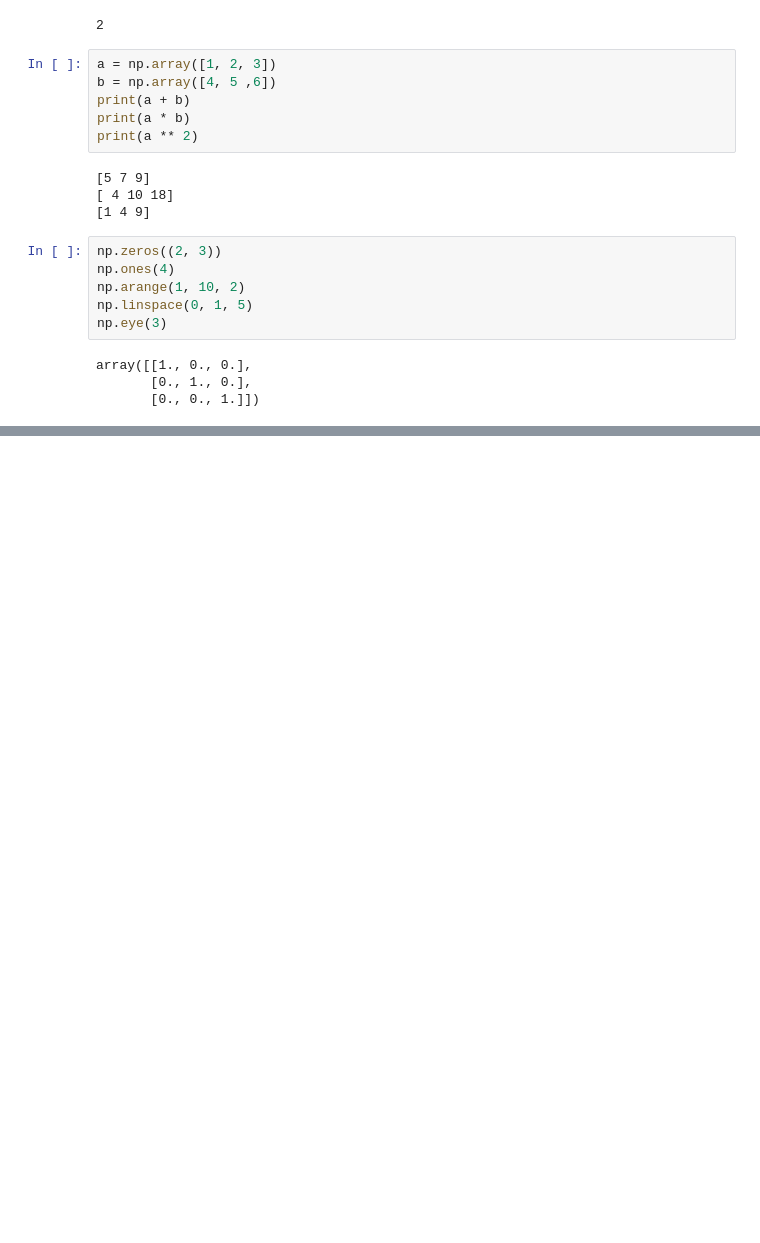
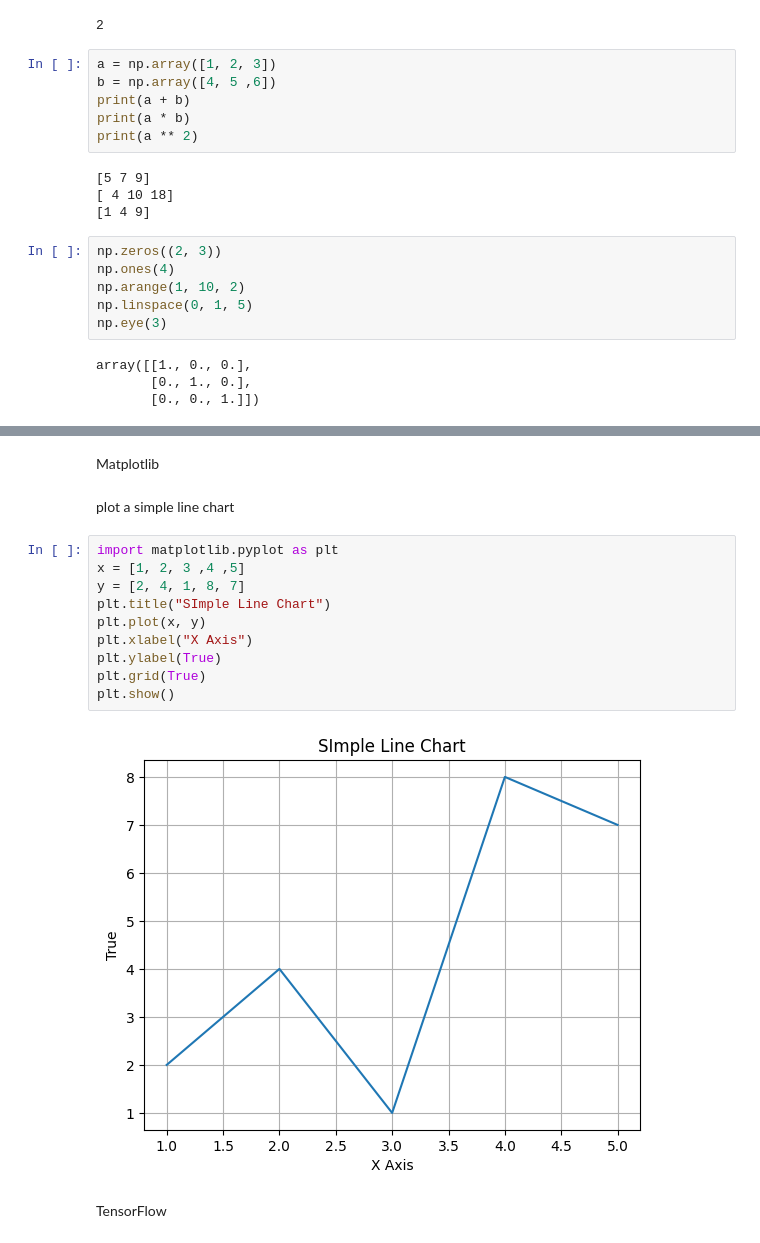
Before and after one commit to pulindu-seniya-silva/Machine-Learning-and-Optimization-Methods-labs-answers, a Jupyter notebook: labsheet1_answers.ipynb, the cells around one changed output, grey strips where cells are left out. Drawn from its saved outputs; the diff is of its cells as text; blank space fills up the shorter version.

Commit message:
feat : Matplotlib, TensorFLow

```diff
--- a/labsheet1_answers.ipynb
+++ b/labsheet1_answers.ipynb
@@ -33,0 +74,18 @@ array([[1., 0., 0.],
+# %% [markdown]
+Matplotlib
+# %% [markdown]
+plot a simple line chart
+# %%
+import matplotlib.pyplot as plt
+x = [1, 2, 3 ,4 ,5]
+y = [2, 4, 1, 8, 7]
+plt.title("SImple Line Chart")
+plt.plot(x, y)
+plt.xlabel("X Axis")
+plt.ylabel(True)
+plt.grid(True)
+plt.show()
+# %% [output]
+[figure, added]
+# %% [markdown]
+TensorFlow
```
Also changed, not shown: parts of 6 cells of this notebook.
